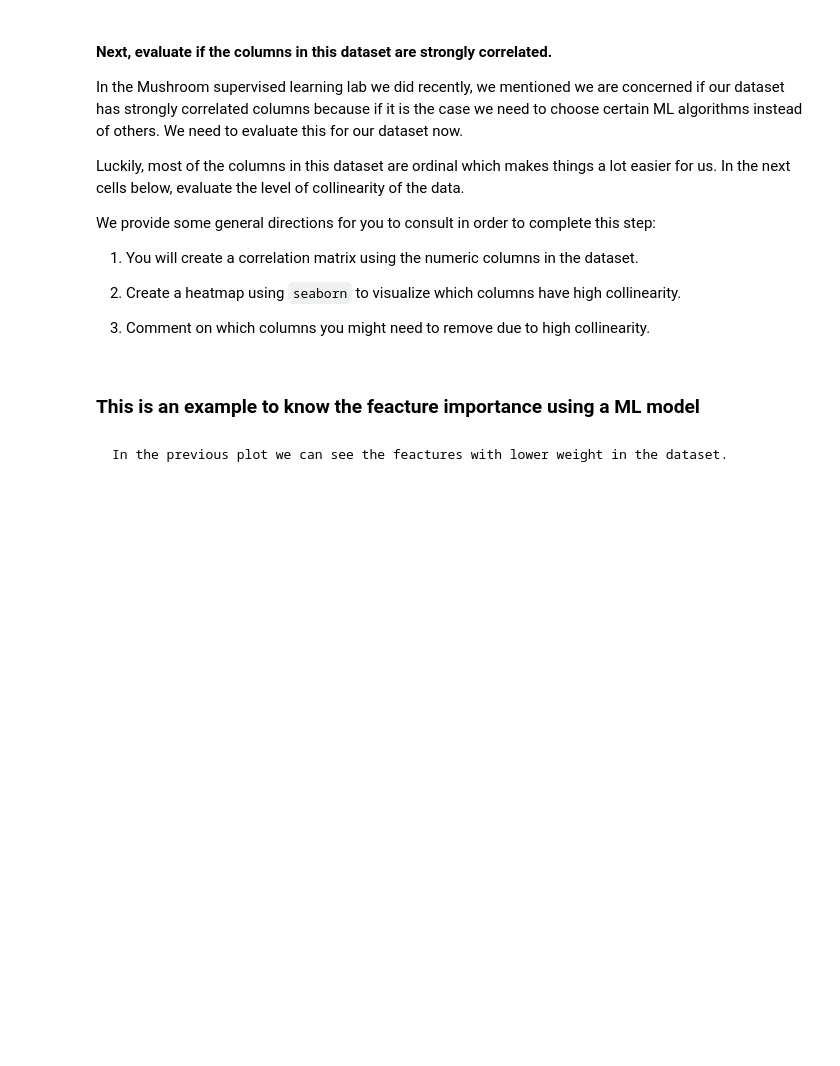
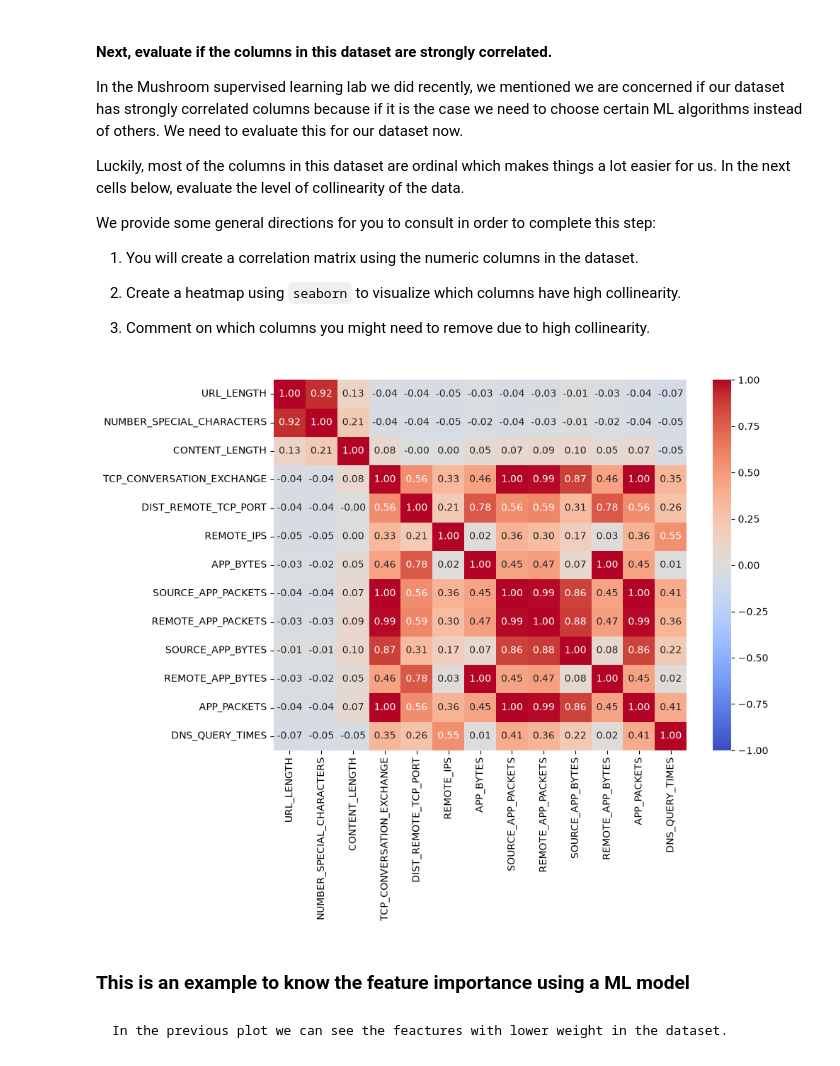
Before and after one commit to p-0rridge/lab-supervised-learning-en, a Jupyter notebook: your-code/main.ipynb, the cells around one changed output. Saved outputs shown, nothing was run; the diff lists cells and outputs as text; code cells hidden in the pictures; blank space fills up the shorter version.

```diff
--- a/your-code/main.ipynb
+++ b/your-code/main.ipynb
@@ -127,0 +192,14 @@ websites['Type'].unique()
+# %%
+"""from sklearn.preprocessing import OneHotEncoder
+import pandas as pd
+
+encoder = OneHotEncoder(sparse_output=False)
+
+encoded_array = encoder.fit_transform(X[['CHARSET', 'WHOIS_COUNTRY']])
+col_names = encoder.get_feature_names_out(['CHARSET', 'WHOIS_COUNTRY'])
+encoded_df = pd.DataFrame(encoded_array, columns=col_names, index=X.index)
+
+X = X.drop(columns=['CHARSET', 'WHOIS_COUNTRY'])
+X = pd.concat([X, encoded_df], axis=1)
+
+X.info()"""
@@ -144,5 +222,19 @@ We provide some general directions for you to consult in order to complete this
+# %%
+import seaborn as sns
+import matplotlib.pyplot as plt
+
+X_numeric = X.select_dtypes(include=['number'])
+
+plt.figure(figsize=(10, 8))
+
+sns.heatmap(X_numeric.corr(), cmap='coolwarm', annot=True, fmt=".2f", vmin=-1, vmax=1)
+
+plt.tight_layout()
+plt.show()
+# %% [output]
+[figure, added]
 # %% [markdown]
-### This is an example to know the feacture importance using a ML model
+### This is an example to know the feature importance using a ML model
 # %%
 #! pip install xgboost
 # %%
```
Also changed, not shown: parts of 10 cells of this notebook.
